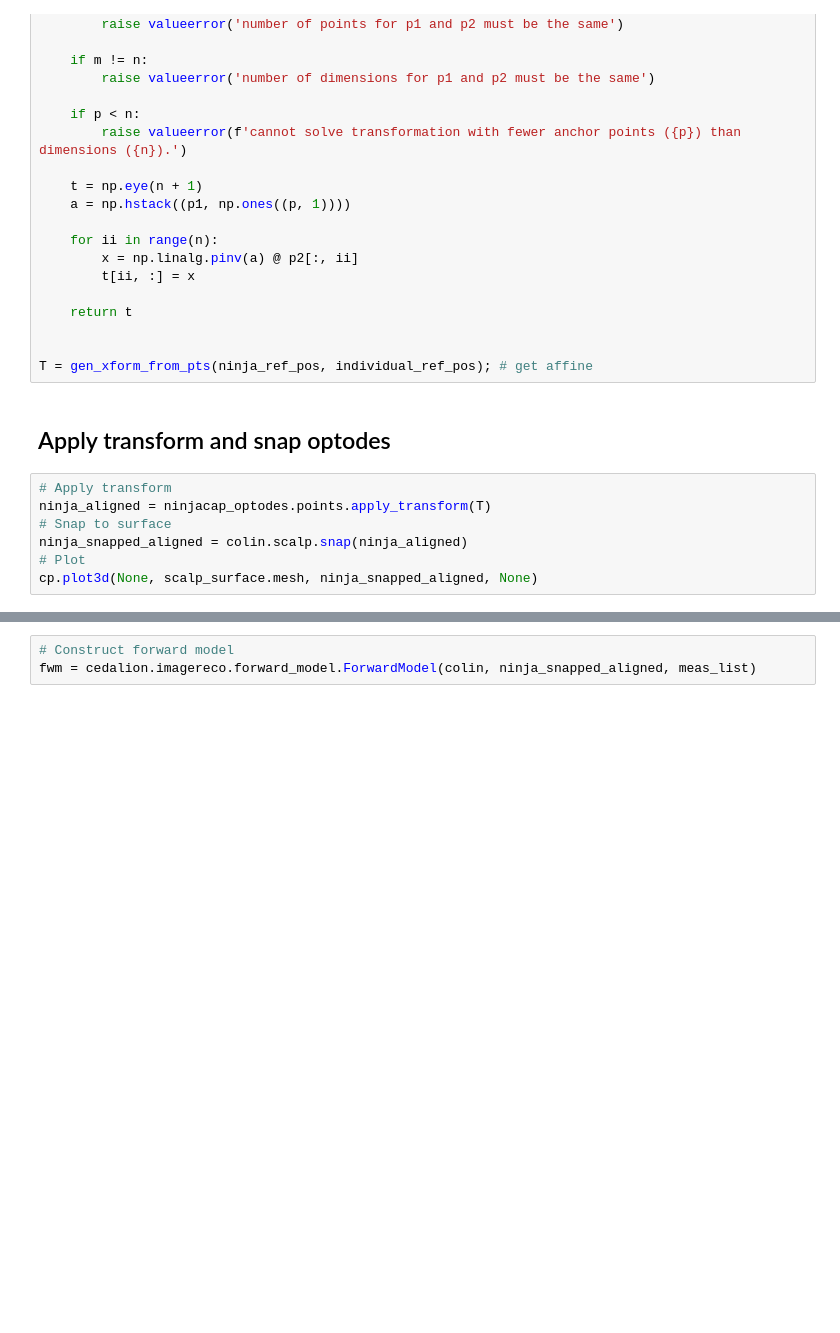
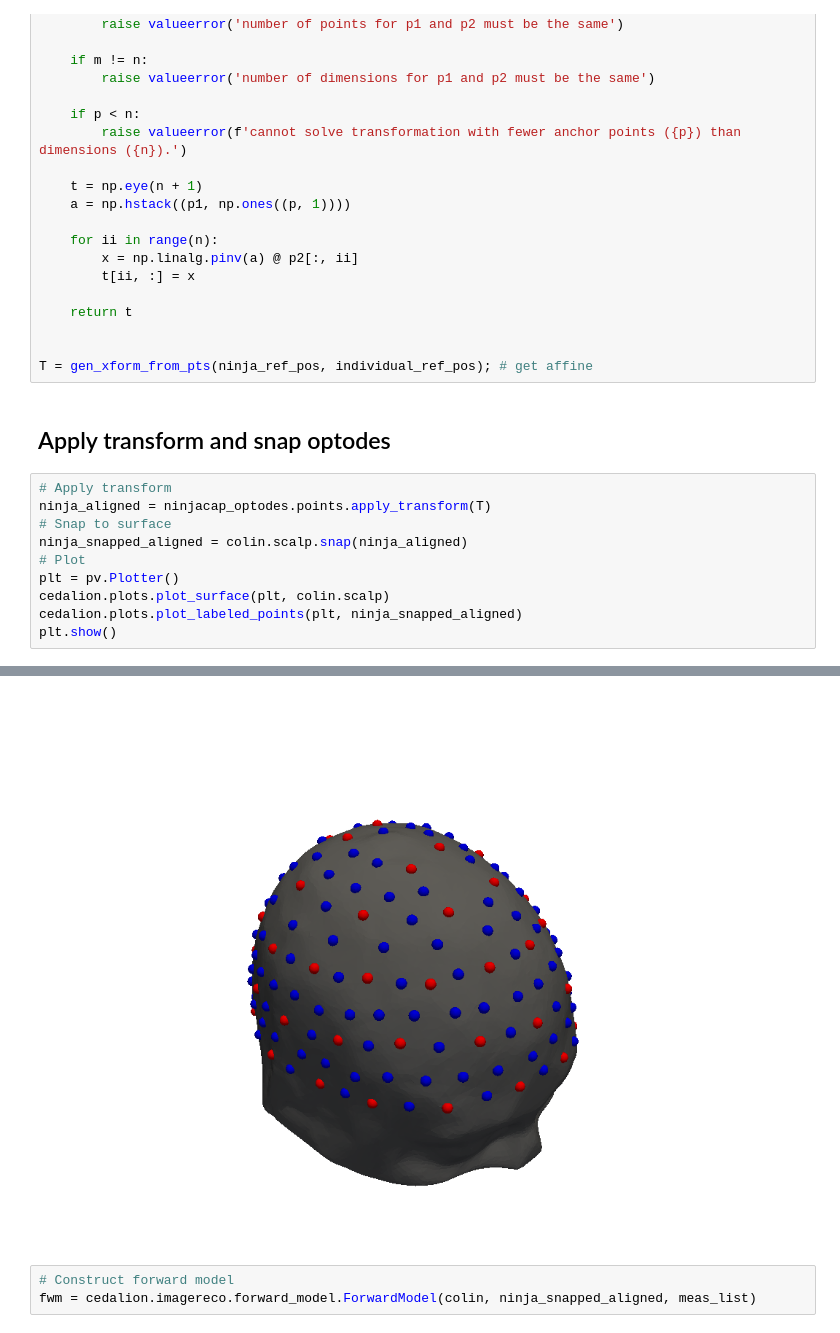
Before and after one commit to ibs-lab/cedalion, a Jupyter notebook: examples/align_ninja_to_colin.ipynb, the cells around one changed output, grey strips where cells are left out. Cells and saved outputs as stored; diff of their text form; blank space fills up the shorter version.

```diff
--- a/examples/align_ninja_to_colin.ipynb
+++ b/examples/align_ninja_to_colin.ipynb
@@ -155,5 +157,8 @@ ninja_aligned = ninjacap_optodes.points.apply_transform(T)
 # Snap to surface
 ninja_snapped_aligned = colin.scalp.snap(ninja_aligned)
 # Plot
-cp.plot3d(None, scalp_surface.mesh, ninja_snapped_aligned, None)
+plt = pv.Plotter()
+cedalion.plots.plot_surface(plt, colin.scalp)
+cedalion.plots.plot_labeled_points(plt, ninja_snapped_aligned)
+plt.show()
 # %% [output]
@@ -161,3 +165,4 @@ Widget(value='<iframe src="http://localhost:53398/index.html?ui=P_0x14f858640_1&
+[figure, added]
 # %%
 # Construct forward model
 fwm = cedalion.imagereco.forward_model.ForwardModel(colin, ninja_snapped_aligned, meas_list)
```
Also changed, not shown: parts of 4 cells of this notebook.
